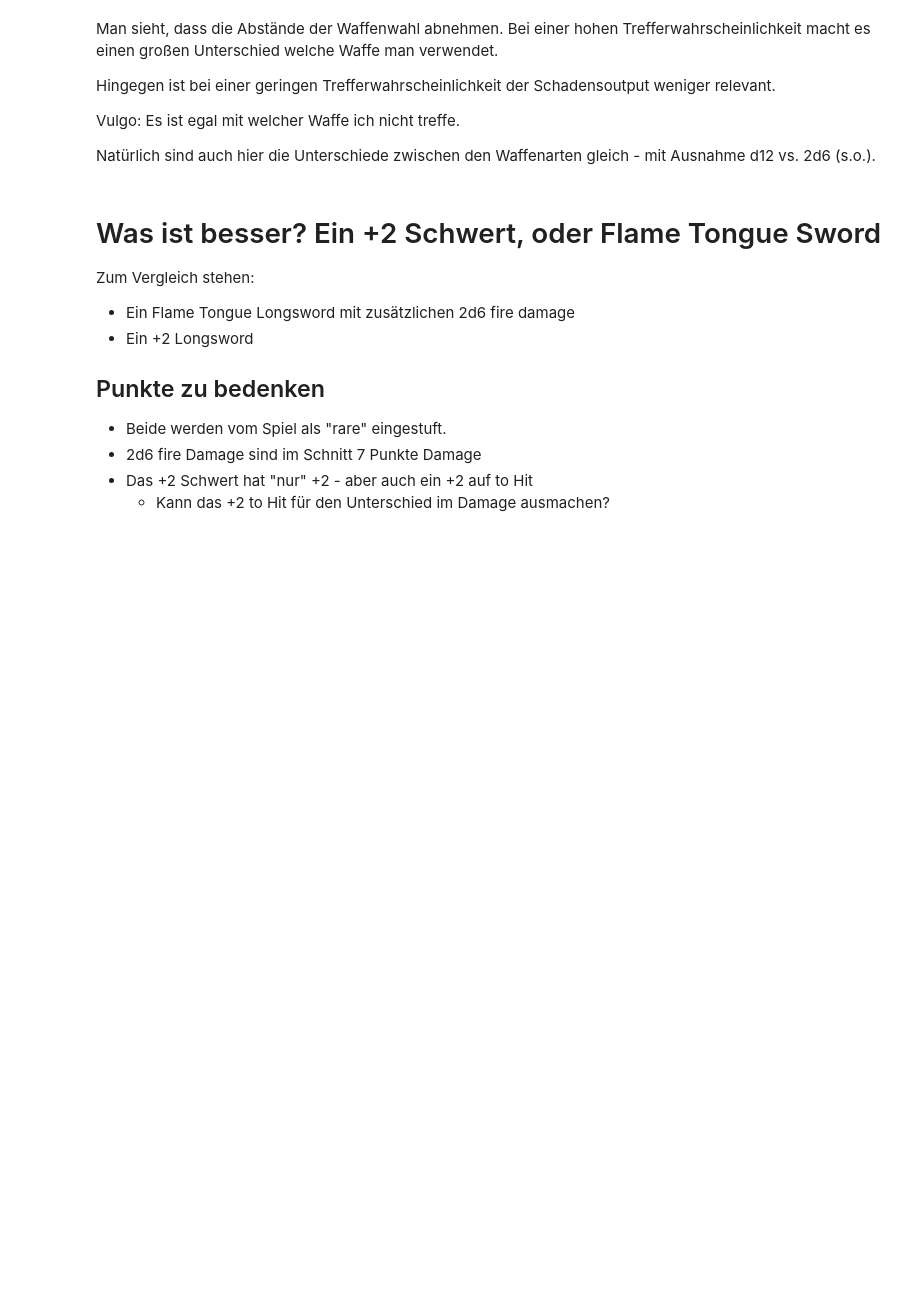
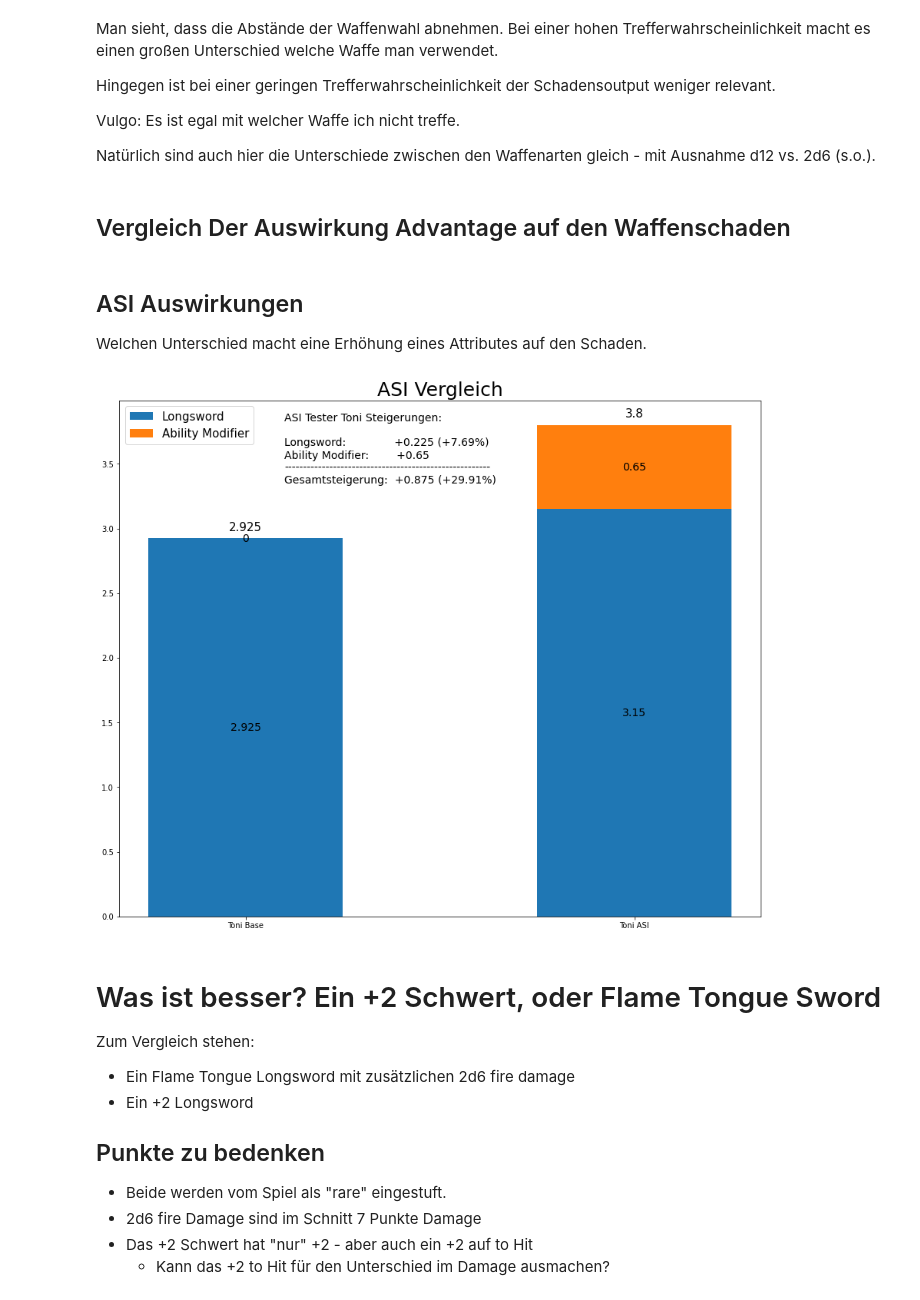
Before and after one commit to AlexSchinnerl/dndMath, a Jupyter notebook: vortrag.ipynb, the cells around one changed output. Cells and saved outputs as stored; diff of their text form; code cells hidden in the pictures; blank space fills up the shorter version.

Commit message:
asi_Vergleich

```diff
--- a/vortrag.ipynb
+++ b/vortrag.ipynb
@@ -663,3 +613,5 @@ Hingegen ist bei einer geringen Trefferwahrscheinlichkeit der Schadensoutput wen
 Vulgo: Es ist egal mit welcher Waffe ich nicht treffe.
 
 Natürlich sind auch hier die Unterschiede zwischen den Waffenarten gleich - mit Ausnahme d12 vs. 2d6 (s.o.).
+# %% [markdown]
+## Vergleich Der Auswirkung Advantage auf den Waffenschaden
@@ -666,3 +620,51 @@ Natürlich sind auch hier die Unterschiede zwischen den Waffenarten gleich - mit
+# %% [markdown]
+## ASI Auswirkungen
+
+Welchen Unterschied macht eine Erhöhung eines Attributes auf den Schaden.
+# %%
+asi_toni_base = Hero("Toni Base", 0)
+asi_toni_base.addDamageSource(DamageSource("Longsword", damageDice=Dice(1,8), diceAmount=1))
+asi_toni_base.addDamageSource(DamageSource("Ability Modifier", staticBonus=0))
+asi_toni_base.calcToHitChance(10)
+asi_toni_base.damageCalculator()
+
+asi_toni = Hero("Toni ASI", 1)
+asi_toni.addDamageSource(DamageSource("Longsword", damageDice=Dice(1,8), diceAmount=1))
+asi_toni.addDamageSource(DamageSource("Ability Modifier", staticBonus=1))
+asi_toni.calcToHitChance(10)
+asi_toni.damageCalculator()
+
+# asi_toni_base.show_hero_stats(full=True)
+# print("="*20)
+# asi_toni.show_hero_stats(full=True)
+# %%
+growth_dict = {
+    "Gesamt exp Damage":calc_growth(asi_toni_base.heroValues["Expected Damage"],asi_toni.heroValues["Expected Damage"]),
+    "Longsword":calc_growth(asi_toni_base.expected_damage["Longsword"], asi_toni.expected_damage["Longsword"]),
+    "Ability Modifier":[asi_toni.expected_damage["Ability Modifier"], 0.0]
+}
+growth_dict
+
+graph_text = str(
+    f"ASI Tester Toni Steigerungen:"+
+    "\n"
+    "\nLongsword:"+" "*14+ f"{growth_dict['Longsword'][0]:+.3f} ({growth_dict['Longsword'][1]:+.2%})"+
+    "\nAbility Modifier:"+" "*8+f"{growth_dict['Ability Modifier'][0]:+.2f}"+
+    "\n"+"-"*55+
+    "\nGesamtsteigerung:"+" "*2+f"{growth_dict['Gesamt exp Damage'][0]:+.3f} ({growth_dict['Gesamt exp Damage'][1]:+.2%})"
+    )
+
+plot_dict = {
+    "Longsword":[asi_toni_base.expected_damage["Longsword"],asi_toni.expected_damage["Longsword"]],
+    "Ability Modifier":[asi_toni_base.expected_damage["Ability Modifier"],asi_toni.expected_damage["Ability Modifier"]],
+}
+
+fig, ax = draw_stacked_bar_plot(plot_dict, labels=[asi_toni_base.name, asi_toni.name], title="ASI Vergleich")
+ax.text(x=0.1, y=3.35, s=graph_text, fontdict={"size":14})
+
+plt.show()
+# %% [output]
+[figure, added]
 # %% [markdown]
 # Was ist besser? Ein +2 Schwert, oder Flame Tongue Sword
 
```
Also changed, not shown: parts of 15 cells of this notebook, 2 other files.
